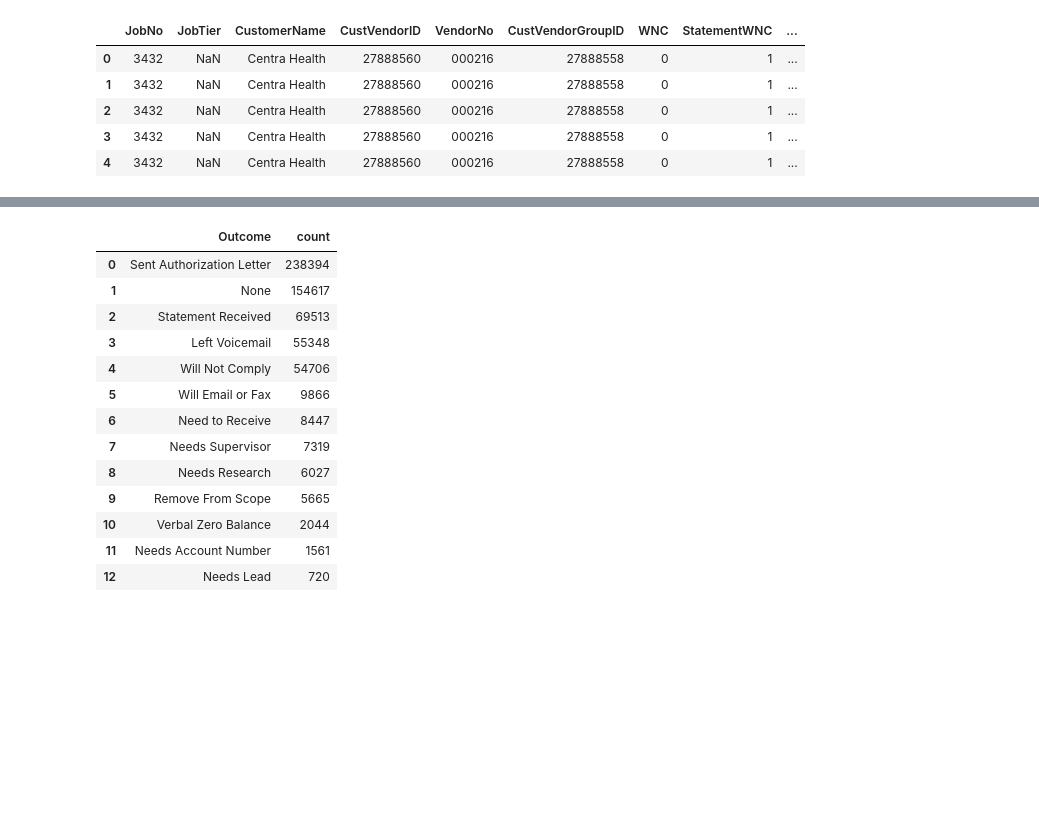
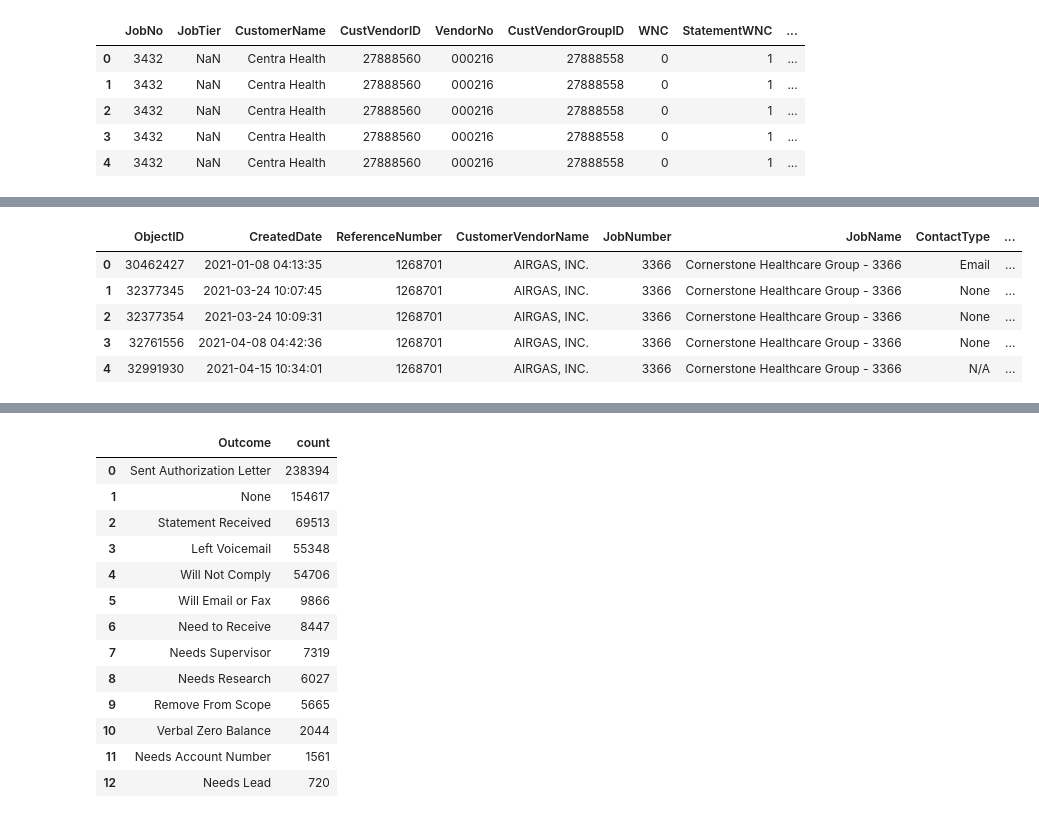
Before and after one commit to cpassorelli/call-reports, a Jupyter notebook: ipython/report-statement-code-copy.ipynb, the cells around one changed output, grey strips where cells are left out. Drawn from its saved outputs; the diff is of its cells as text; code cells hidden in the pictures; blank space fills up the shorter version.

```diff
--- a/ipython/report-statement-code-copy.ipynb
+++ b/ipython/report-statement-code-copy.ipynb
@@ -311,3 +311,16 @@ requests.where(col('ObjectID').isin(statementIdentity)).limit(5).toPandas()
 | 2 | 3432 | NaN | Centra Health | 27888560 | 000216 | 27888558 | 0 | 1 | ... |
 | 3 | 3432 | NaN | Centra Health | 27888560 | 000216 | 27888558 | 0 | 1 | ... |
 | 4 | 3432 | NaN | Centra Health | 27888560 | 000216 | 27888558 | 0 | 1 | ... |
+# %%
+%%time
+# 614,227
+activities = activities.where('StatementRequestObjectID IS NOT NULL')
+
+keys = ['StatementRequestObjectID', 'CreatedDate']
+orders = [desc('ObjectID')]
+
+activities = firstRecords(activities, keys, orders)
+
+# 612,124
+path = '/tmp/RDD1'
+activities = create_tmp_parquet(spark, activities, path)
@@ -313,0 +500,12 @@ requests.where(col('ObjectID').isin(statementIdentity)).limit(5).toPandas()
+# %%
+activity = activities.where('StatementRequestObjectID = 30462412')
+activity.unpersist()
+activity.cache().count()
+activity.sort('CreatedDate').toPandas()
+# %% [output]
+|  | ObjectID | CreatedDate | ReferenceNumber | CustomerVendorName | JobNumber | JobName | ContactType | ... |
+| 0 | 30462427 | 2021-01-08 04:13:35 | 1268701 | AIRGAS, INC. | 3366 | Cornerstone Healthcare Group - 3366 | Email | ... |
+| 1 | 32377345 | 2021-03-24 10:07:45 | 1268701 | AIRGAS, INC. | 3366 | Cornerstone Healthcare Group - 3366 | None | ... |
+| 2 | 32377354 | 2021-03-24 10:09:31 | 1268701 | AIRGAS, INC. | 3366 | Cornerstone Healthcare Group - 3366 | None | ... |
+| 3 | 32761556 | 2021-04-08 04:42:36 | 1268701 | AIRGAS, INC. | 3366 | Cornerstone Healthcare Group - 3366 | None | ... |
+| 4 | 32991930 | 2021-04-15 10:34:01 | 1268701 | AIRGAS, INC. | 3366 | Cornerstone Healthcare Group - 3366 | N/A | ... |
```
Also changed, not shown: parts of 23 cells of this notebook, 3 other files.
